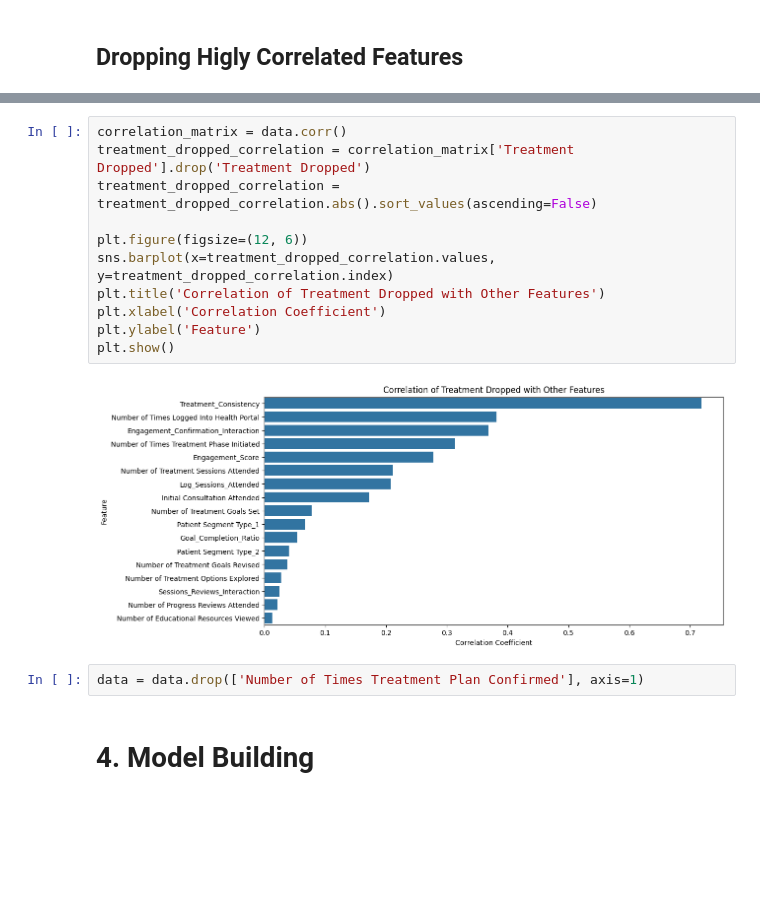
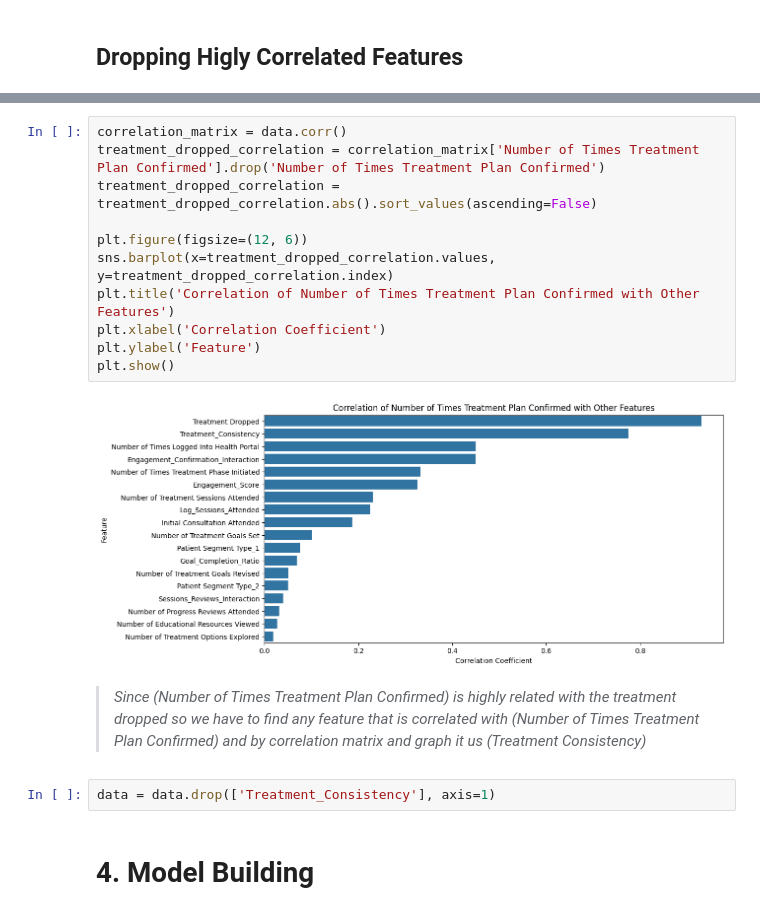
Before and after one commit to zaineli/Patient-Dropout-Prediction, a Jupyter notebook: Patient Dropout Prediction.ipynb, the cells around one changed output, grey strips where cells are left out. Saved outputs shown, nothing was run; the diff lists cells and outputs as text; blank space fills up the shorter version.

```diff
--- a/Patient Dropout Prediction.ipynb
+++ b/Patient Dropout Prediction.ipynb
@@ -372,18 +393,21 @@ print(correlation_matrix['Treatment Dropped'].sort_values(ascending=False))
 # %%
 correlation_matrix = data.corr()
-treatment_dropped_correlation = correlation_matrix['Treatment Dropped'].drop('Treatment Dropped')
+treatment_dropped_correlation = correlation_matrix['Number of Times Treatment Plan Confirmed'].drop('Number of Times Treatment Plan Confirmed')
 treatment_dropped_correlation = treatment_dropped_correlation.abs().sort_values(ascending=False)
 
 plt.figure(figsize=(12, 6))
 sns.barplot(x=treatment_dropped_correlation.values, y=treatment_dropped_correlation.index)
-plt.title('Correlation of Treatment Dropped with Other Features')
+plt.title('Correlation of Number of Times Treatment Plan Confirmed with Other Features')
 plt.xlabel('Correlation Coefficient')
 plt.ylabel('Feature')
 plt.show()
 # %% [output]
-[figure, old version]
+[figure, new version]
+# %% [markdown]
+
+> *Since (Number of Times Treatment Plan Confirmed) is highly related with the treatment dropped so we have to find any feature that is correlated with (Number of Times Treatment Plan Confirmed) and by correlation matrix and graph it us (Treatment Consistency)*
 # %%
-data = data.drop(['Number of Times Treatment Plan Confirmed'], axis=1)
+data = data.drop(['Treatment_Consistency'], axis=1)
 # %% [markdown]
 # **4. Model Building**
 # %% [markdown]
```
Also changed, not shown: parts of 17 cells of this notebook, 1 other file.
